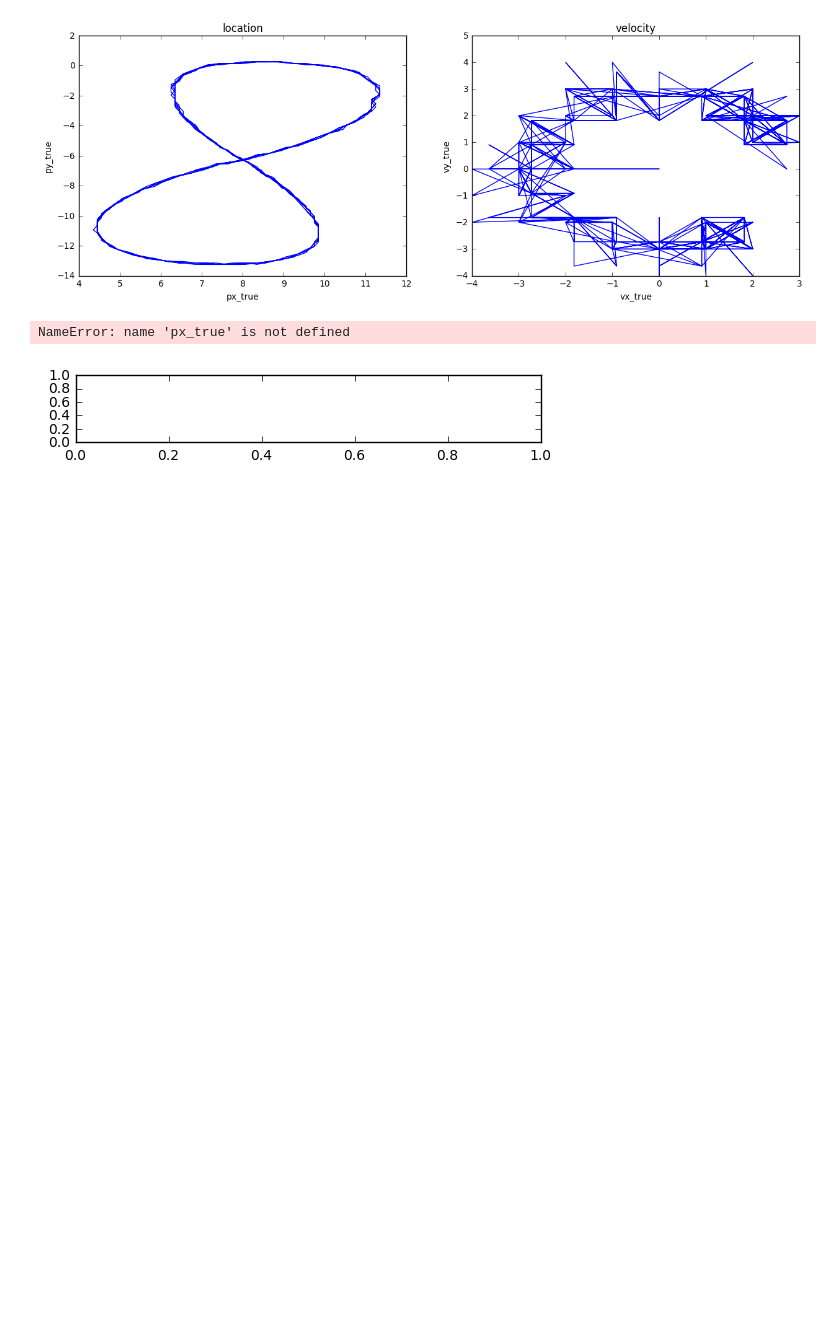
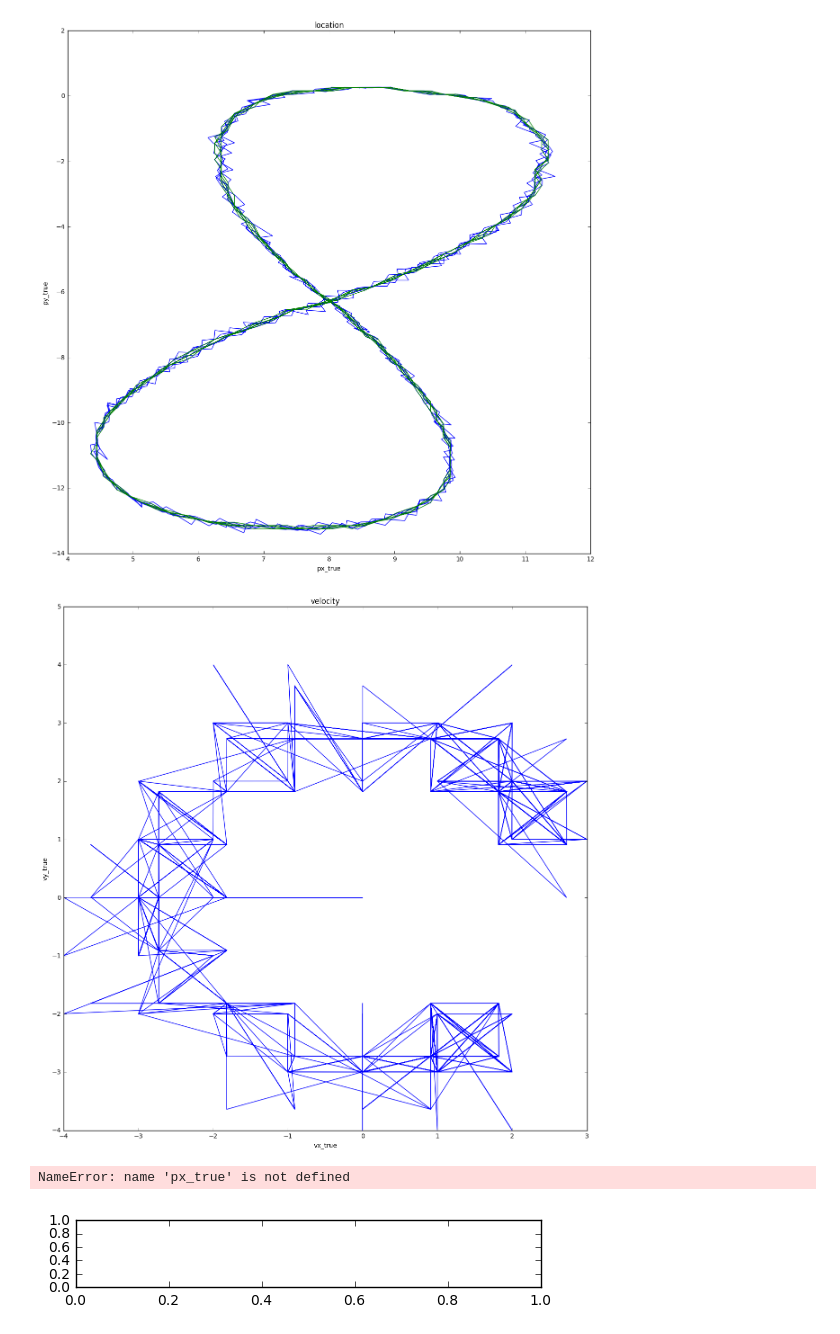
Before and after one commit to berickson/CarND-Unscented-Kalman-Filter-Project, a Jupyter notebook: analysis.ipynb, the cells around one changed output. Cells and saved outputs as stored; diff of their text form; code cells hidden in the pictures; blank space fills up the shorter version.

```diff
--- a/analysis.ipynb
+++ b/analysis.ipynb
@@ -28,21 +28,24 @@ df
 1224 rows × 12 columns
 # %%
 fig = plt.figure(dpi=200)
-fig.set_size_inches(h=5,w=15)
+fig.set_size_inches(h=15,w=15)
 
-plt.subplot(1,2,1)
 plt.title('location')
 plt.xlabel('px_true')
 plt.ylabel('py_true')
-plt.plot(df.px_true, df.py_true)
-plt.subplot(1,2,2)
+plt.plot(df.px_measured, df.py_measured, color='b')
+plt.plot(df.px_true, df.py_true, color='g')
+
+fig = plt.figure(dpi=200)
+fig.set_size_inches(h=15,w=15)
 
 plt.title('velocity')
 plt.xlabel('vx_true')
 plt.ylabel('vy_true')
 plt.plot(df.vx_true, df.vy_true);
 # %% [output]
-[figure, old version]
+[figure, new version]
+[figure, added]
 # %%
 plt.figure()
 fig.set_size_inches(h=5,w=15)
```
Also changed, not shown: parts of 1 cell of this notebook, 5 other files.
